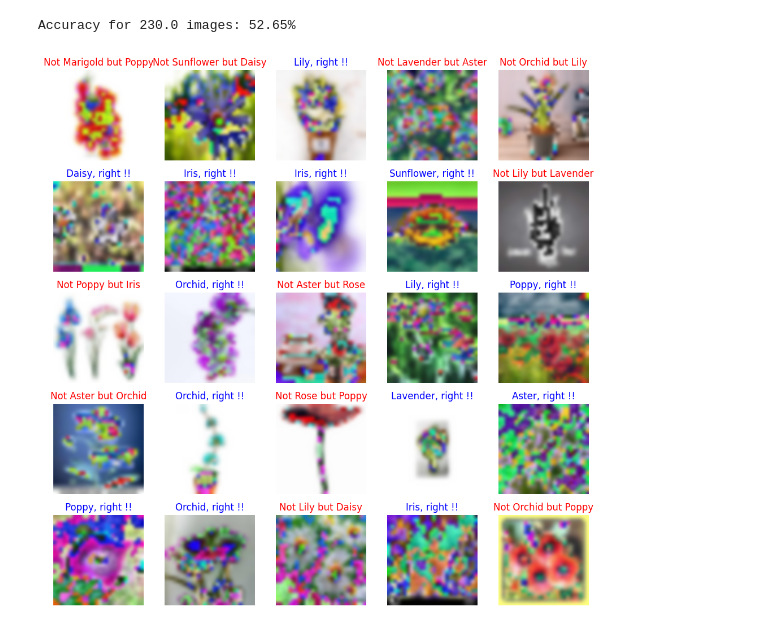
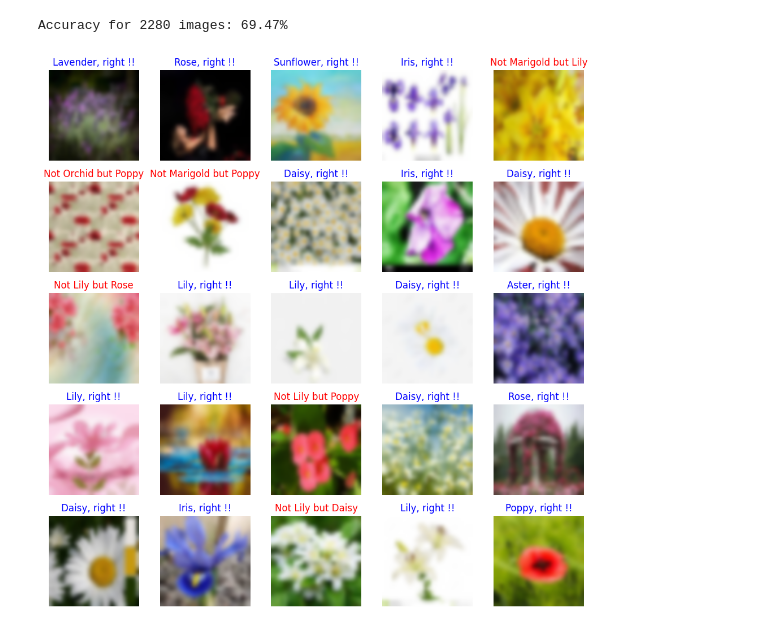
Before and after one commit to jjwjjwjjwjjwjjw/flower_mnist, a Jupyter notebook: fasion_mnist_ipynb의_사본.ipynb, the cells around one changed output. Cells and saved outputs as stored; diff of their text form; code cells hidden in the pictures.

```diff
--- a/fasion_mnist_ipynb의_사본.ipynb
+++ b/fasion_mnist_ipynb의_사본.ipynb
@@ -10,5 +10,5 @@ import numpy as np
 from torch.utils.data import DataLoader
 # %%
 batch_size = 100
-num_epochs = 20
+num_epochs = 15
 learning_rate = 0.0001
@@ -30,8 +30,8 @@ transform = transforms.Compose([
 ])
 
 
-train_data = torchvision.datasets.ImageFolder(root="/content/v2/Training Data", transform=transform)
-test_data = torchvision.datasets.ImageFolder(root="/content/v2/Testing Data", transform=transform)
+train_data = torchvision.datasets.ImageFolder(root="/content/drive/MyDrive/v2/Training Data", transform=transform)
+test_data = torchvision.datasets.ImageFolder(root="/content/drive/MyDrive/v2/Testing Data", transform=transform)
 
 train_loader = torch.utils.data.DataLoader(train_data, batch_size=batch_size, shuffle=True, drop_last=True)
 test_loader = torch.utils.data.DataLoader(test_data, batch_size=batch_size, shuffle=False, drop_last=True)
@@ -76,3 +38,16 @@ optimizer = torch.optim.Adam(model.parameters(), lr=learning_rate)
+# %%
+import torchvision.models as models
+
+device = torch.device("cuda" if torch.cuda.is_available() else "cpu")
+
+# ResNet-50 v2 모델 불러오기
+model = models.resnet50(pretrained=True)
+num_features = model.fc.in_features
+model.fc = nn.Linear(num_features, 10)  # 출력 크기를 클래스 수에 맞게 변경
+
+model = model.to(device)
+criterion = nn.CrossEntropyLoss()
+optimizer = torch.optim.Adam(model.parameters(), lr=learning_rate)
 # %%
 costs = []
 total_batch = len(train_loader)
@@ -87,7 +62,7 @@ for epoch in range(num_epochs):
         loss.backward()
         optimizer.step()
 
-        total_cost += loss
+        total_cost += loss.item()
     avg_cost = total_cost / total_batch
     print("Epoch:", "%03d" % (epoch+1), "Cost =", "{:.9f}".format(avg_cost))
     costs.append(avg_cost)
@@ -115,4 +82,5 @@ Epoch: 020 Cost = 0.367828578
 # %%
+# Evaluation
 model.eval()
 with torch.no_grad():
     correct = 0
@@ -124,9 +92,9 @@ with torch.no_grad():
         total += imgs.size(0)
         correct += (labels == argmax).sum().item()
 
-    print('Accuracy for {} images: {:.2f}%'.format(total/10, correct / total * 100))
+    print('Accuracy for {} images: {:.2f}%'.format(total, correct / total * 100))
 # %% [output]
-Accuracy for 230.0 images: 52.65%
+Accuracy for 2280 images: 69.47%
 # %%
 label_tags = {
     0: 'Aster',
@@ -138,32 +106,34 @@ label_tags = {
     6: 'Orchid',
     7: 'Poppy',
     8: 'Rose',
     9: 'Sunflower'
 }
 columns = 5
 rows = 5
 fig = plt.figure(figsize=(10, 10))
 
 model.eval()
 for i in range(1, columns * rows + 1):
     data_idx = np.random.randint(len(test_data))
     input_img = test_data[data_idx][0].unsqueeze(dim=0).to(device)
 
     output = model(input_img)
     _, argmax = torch.max(output, 1)
     pred = label_tags[argmax.item()]
     label = label_tags[test_data[data_idx][1]]
 
     ax = fig.add_subplot(rows, columns, i)
     if pred == label:
         ax.set_title(pred + ', right !!', color='blue')
     else:
         ax.set_title('Not ' + pred + ' but ' + label, color='red')
-    plot_img = transforms.ToPILImage()(test_data[data_idx][0])
+    plot_img = test_data[data_idx][0]  # 이미지 정규화를 역으로 수행하지 않음
+    plot_img = plot_img / 2 + 0.5  # 이미지의 정규화를 역으로 조정
+    plot_img = plot_img.permute(1, 2, 0)  # 이미지 차원 변환
     ax.imshow(plot_img, interpolation='bicubic')  # 이미지 보간법 설정
     ax.axis('off')
 
 plt.tight_layout()
 plt.show()
 # %% [output]
-[figure, old version]
+[figure, new version]
```
Also changed, not shown: parts of 5 cells of this notebook.
